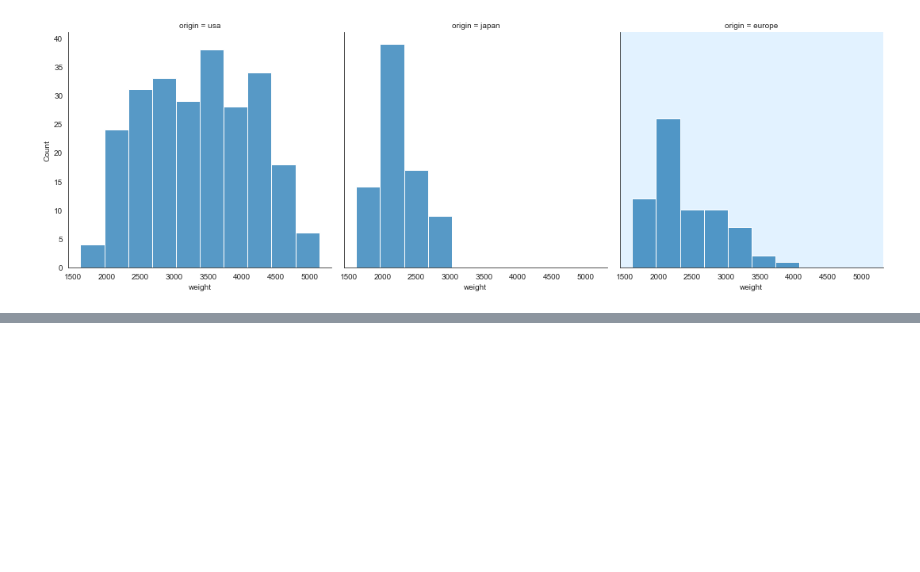
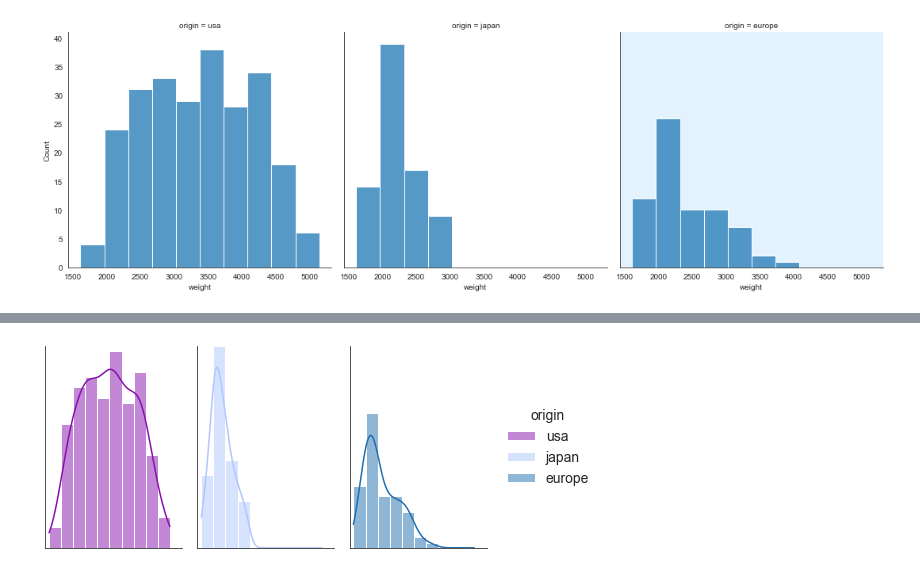
Before and after one commit to kimfetti/Videos, a Jupyter notebook: Seaborn/19_displot.ipynb, the cells around one changed output, grey strips where cells are left out. Saved outputs shown, nothing was run; the diff lists cells and outputs as text; code cells hidden in the pictures; blank space fills up the shorter version.

```diff
--- a/Seaborn/19_displot.ipynb
+++ b/Seaborn/19_displot.ipynb
@@ -157,0 +178,14 @@ for col_val, ax in g.axes_dict.items():
+# %%
+g = sns.displot(x='weight', col='origin', hue='origin',
+                palette=['#8711ac', '#afc6fe', '#236ead'],
+                data=cars, height=4, aspect=0.6, kde=True,
+                col_order=['usa', 'europe', 'japan'])
+g.set_titles(col_template='')
+g.set_xlabels('')
+g.set_ylabels('')
+g.set_xticklabels([])
+g.set_yticklabels([])
+plt.xlim(1500, 5500)
+plt.ylim(0, 39);
+# %% [output]
+[figure, added]
```
Also changed, not shown: parts of 7 cells of this notebook.
